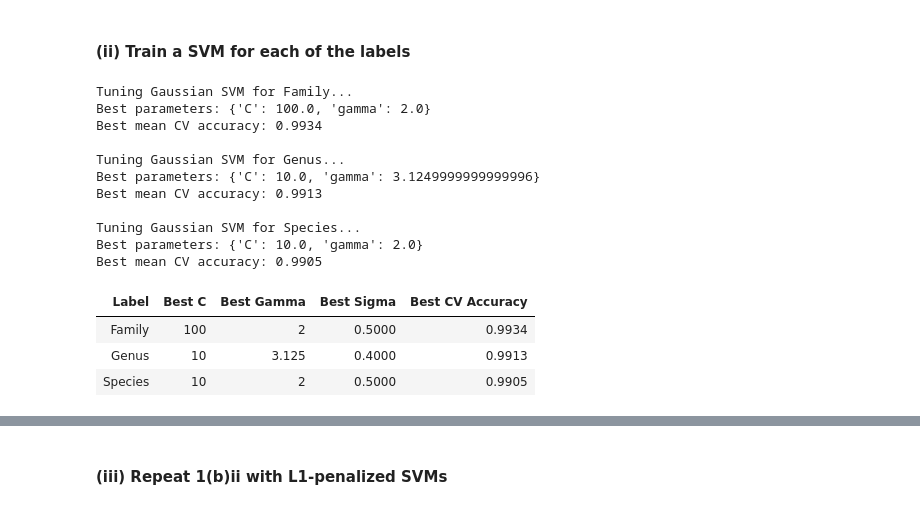
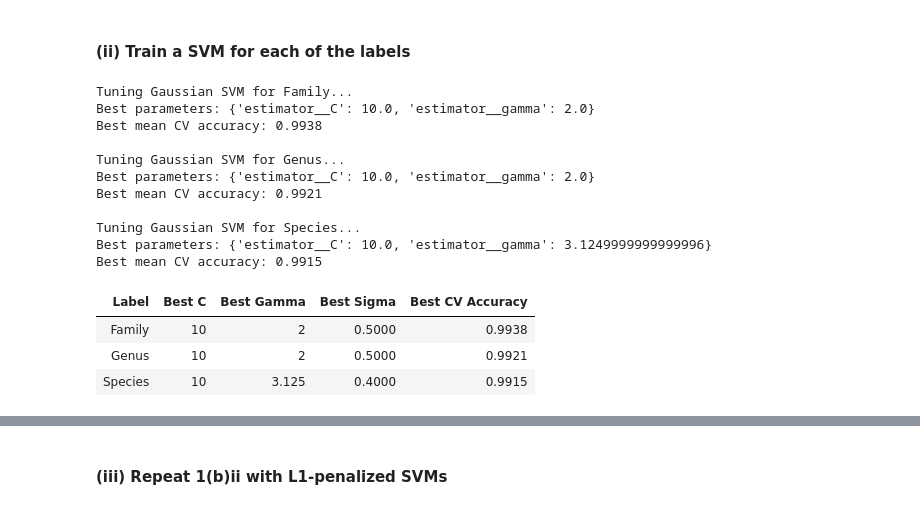
Before and after one commit to gblombach/DSCI-552_Homework_7, a Jupyter notebook: notebooks/Blombach_George_HW7.ipynb, the cells around one changed output, grey strips where cells are left out. Drawn from its saved outputs; the diff is of its cells as text; code cells hidden in the pictures.

```diff
--- a/notebooks/Blombach_George_HW7.ipynb
+++ b/notebooks/Blombach_George_HW7.ipynb
@@ -84,46 +85,44 @@ def tune_classifier(estimator, parameter_grid, X_train, y_train, X_test, model):
     for label in labels:
         print(f"\nTuning {model} for {label}...")
         grid_search = GridSearchCV(estimator=clone(estimator), param_grid=parameter_grid, scoring="accuracy", cv=cv, n_jobs=-1, refit=True)
         grid_search.fit(X_train, y_train[label])
         predictions[label] = grid_search.predict(X_test)
         best_parameters[label] = grid_search.best_params_
         best_cv_scores[label] = grid_search.best_score_
         fitted_searches[label] = grid_search
         best_params = {key: float(value) if isinstance(value, np.floating) else value for key, value in grid_search.best_params_.items()}
         print("Best parameters:", best_params, "\nBest mean CV accuracy:", round(grid_search.best_score_, 4))
     return (predictions, best_parameters, best_cv_scores, fitted_searches)
 
-gaussian_svm = SVC(kernel="rbf", decision_function_shape="ovr")
-gaussian_parameter_grid = {"C": C_values,"gamma": gamma_values}
+gaussian_svm = OneVsRestClassifier(SVC(kernel="rbf"))                 # "use Gaussian kernels AND one versus all classifiers"
+gaussian_parameter_grid = {"estimator__C": C_values,"estimator__gamma": gamma_values}
 (gaussian_predictions, gaussian_best_parameters, gaussian_cv_scores, gaussian_searches) = tune_classifier(estimator=gaussian_svm,
             parameter_grid=gaussian_parameter_grid, X_train=X_train, y_train=y_train, X_test=X_test, model="Gaussian SVM")
-
 gaussian_parameter_rows = []
-
 for label in labels:
-    best_C = gaussian_best_parameters[label]["C"]
-    best_gamma = gaussian_best_parameters[label]["gamma"]
+    best_C = gaussian_best_parameters[label]["estimator__C"]
+    best_gamma = gaussian_best_parameters[label]["estimator__gamma"]
     best_sigma = np.sqrt(1 / (2 * best_gamma))
     gaussian_parameter_rows.append({"Label": label, "Best C": best_C, "Best Gamma": best_gamma, "Best Sigma": best_sigma,
                                     "Best CV Accuracy": gaussian_cv_scores[label]})
 gaussian_parameter_table = pd.DataFrame(gaussian_parameter_rows)
 display(gaussian_parameter_table.style.format({"Best C": "{:.6g}", "Best Gamma": "{:.6g}", "Best Sigma": "{:.4f}", "Best CV Accuracy": "{:.4f}" }).hide(axis="index"))
 gaussian_results = evaluate_model(y_true=y_test, y_pred=gaussian_predictions, model="Gaussian SVM Binary Relevance")
 display(pd.DataFrame([gaussian_results]).style.format({column: "{:.4f}" for column in gaussian_results if column != "Model"}).hide(axis="index"))
 # %% [output]
 Tuning Gaussian SVM for Family...
-Best parameters: {'C': 100.0, 'gamma': 2.0}
-Best mean CV accuracy: 0.9934
+Best parameters: {'estimator__C': 10.0, 'estimator__gamma': 2.0}
+Best mean CV accuracy: 0.9938
 
 Tuning Gaussian SVM for Genus...
-Best parameters: {'C': 10.0, 'gamma': 3.1249999999999996}
-Best mean CV accuracy: 0.9913
+Best parameters: {'estimator__C': 10.0, 'estimator__gamma': 2.0}
+Best mean CV accuracy: 0.9921
 
 Tuning Gaussian SVM for Species...
-Best parameters: {'C': 10.0, 'gamma': 2.0}
-Best mean CV accuracy: 0.9905
+Best parameters: {'estimator__C': 10.0, 'estimator__gamma': 3.1249999999999996}
+Best mean CV accuracy: 0.9915
 | Label | Best C | Best Gamma | Best Sigma | Best CV Accuracy |
-| Family | 100 | 2 | 0.5000 | 0.9934 |
-| Genus | 10 | 3.125 | 0.4000 | 0.9913 |
-| Species | 10 | 2 | 0.5000 | 0.9905 |
+| Family | 10 | 2 | 0.5000 | 0.9938 |
+| Genus | 10 | 2 | 0.5000 | 0.9921 |
+| Species | 10 | 3.125 | 0.4000 | 0.9915 |
 | Model | Exact Match | Hamming Loss | Hamming Score | Family Accuracy | Genus Accuracy | Species Accuracy |
```
Also changed, not shown: parts of 6 cells of this notebook.
